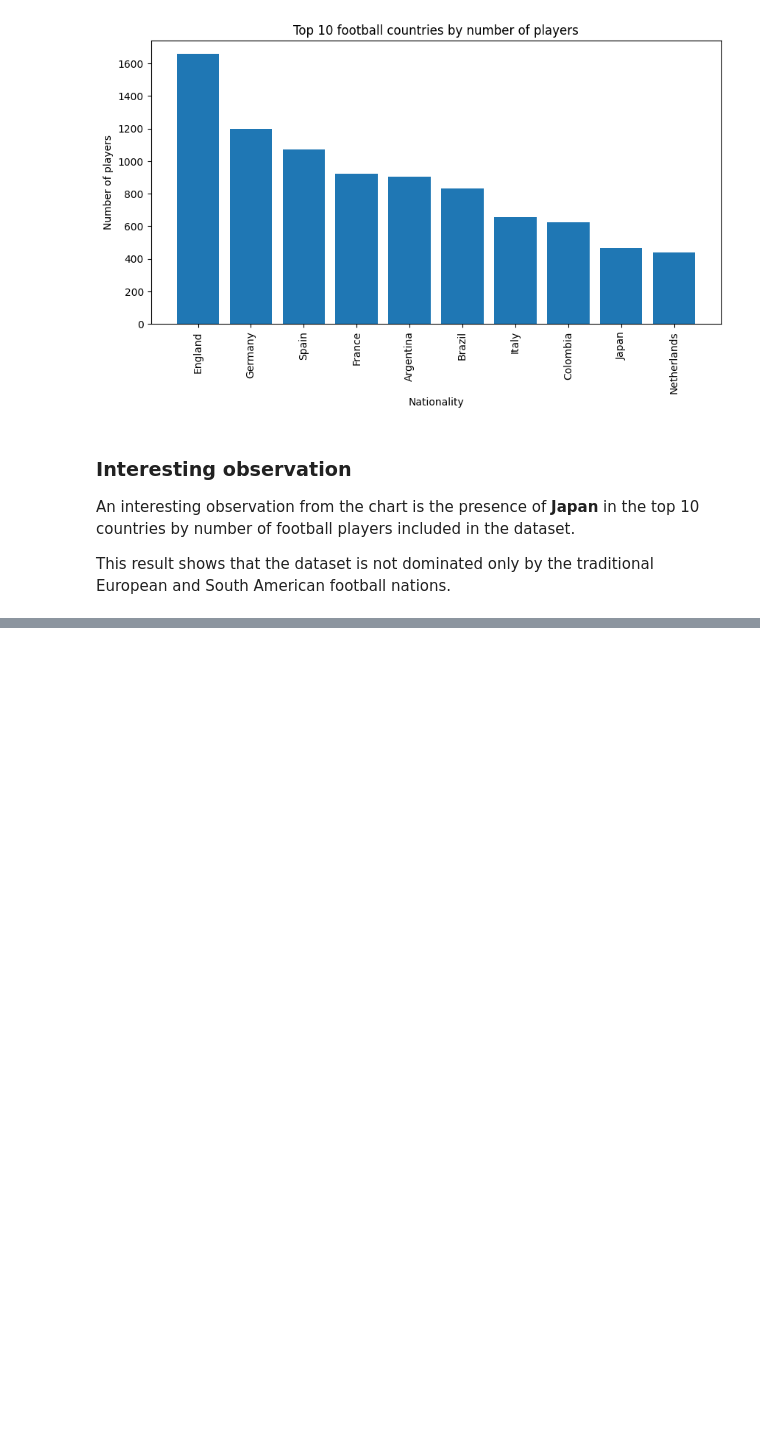
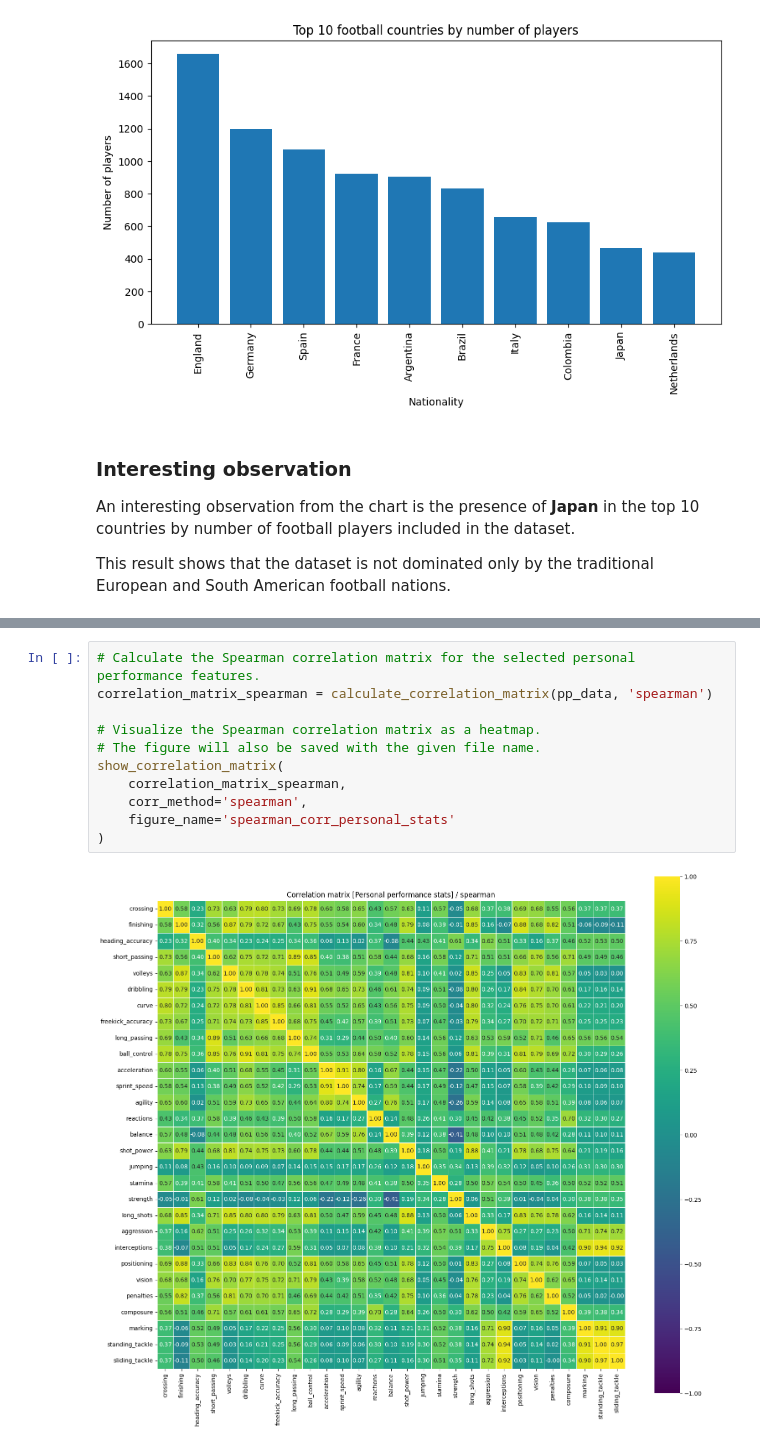
Before and after one commit to plamensve/ML_FINAL_PROJECT_2026, a Jupyter notebook: notebooks/02_eda.ipynb, the cells around one changed output, grey strips where cells are left out. Drawn from its saved outputs; the diff is of its cells as text; blank space fills up the shorter version.

```diff
--- a/notebooks/02_eda.ipynb
+++ b/notebooks/02_eda.ipynb
@@ -126,0 +266,13 @@ This result shows that the dataset is not dominated only by the traditional Euro
+# %%
+# Calculate the Spearman correlation matrix for the selected personal performance features.
+correlation_matrix_spearman = calculate_correlation_matrix(pp_data, 'spearman')
+
+# Visualize the Spearman correlation matrix as a heatmap.
+# The figure will also be saved with the given file name.
+show_correlation_matrix(
+    correlation_matrix_spearman,
+    corr_method='spearman',
+    figure_name='spearman_corr_personal_stats'
+)
+# %% [output]
+[figure, added]
```
Also changed, not shown: parts of 12 cells of this notebook, 6 other files.
